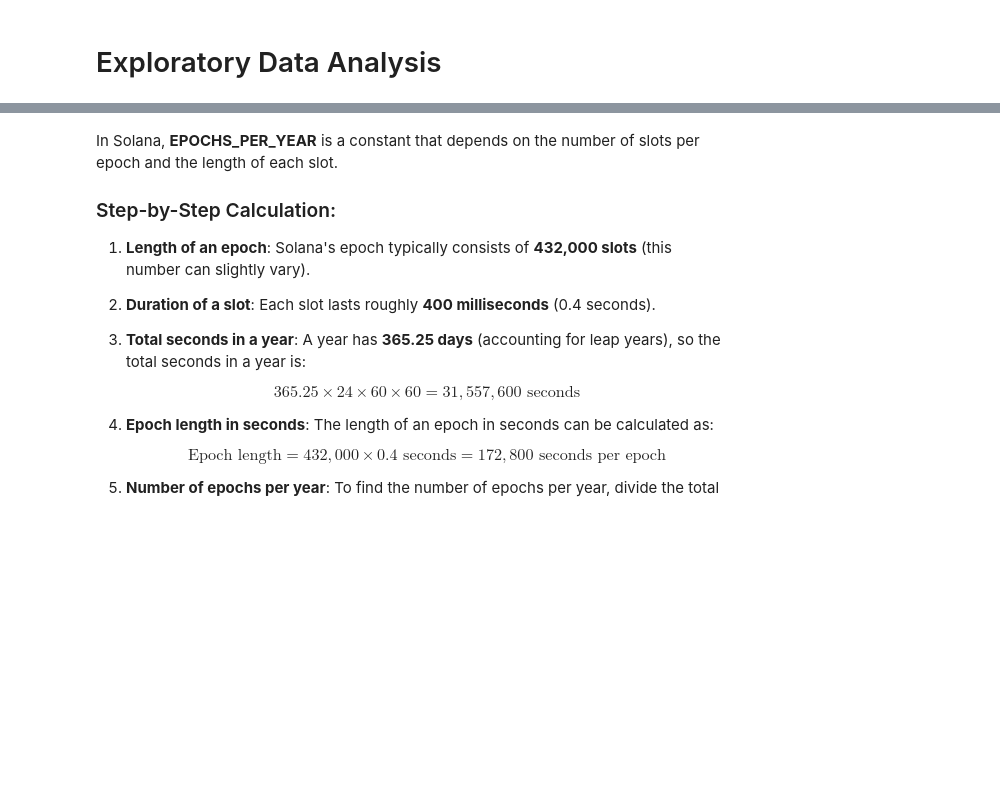
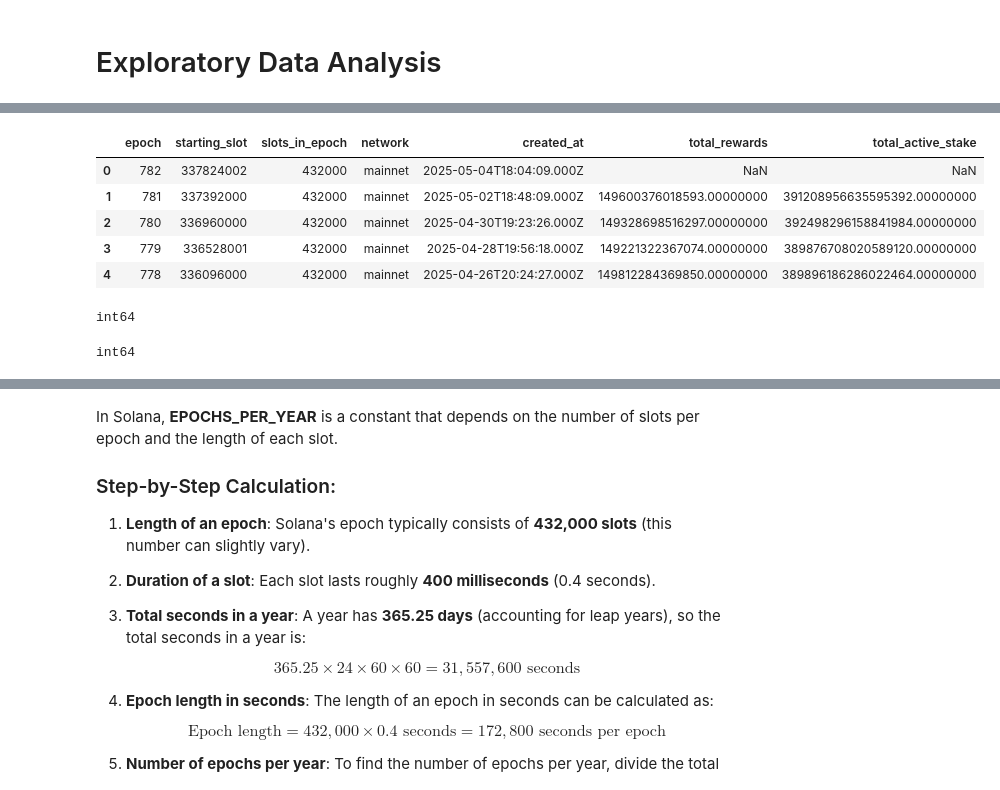
Before and after one commit to apostleoffinance/Solana-Predictive-Staking-Analytics, a Jupyter notebook: notebook/data.ipynb, the cells around one changed output, grey strips where cells are left out. Drawn from its saved outputs; the diff is of its cells as text; code cells hidden in the pictures; blank space fills up the shorter version.

```diff
--- a/notebook/data.ipynb
+++ b/notebook/data.ipynb
@@ -497,0 +551,17 @@ df_validators.columns.to_list()
+# %%
+df_epochs.head()
+# %% [output]
+|  | epoch | starting_slot | slots_in_epoch | network | created_at | total_rewards | total_active_stake |
+| 0 | 782 | 337824002 | 432000 | mainnet | 2025-05-04T18:04:09.000Z | NaN | NaN |
+| 1 | 781 | 337392000 | 432000 | mainnet | 2025-05-02T18:48:09.000Z | 149600376018593.00000000 | 391208956635595392.00000000 |
+| 2 | 780 | 336960000 | 432000 | mainnet | 2025-04-30T19:23:26.000Z | 149328698516297.00000000 | 392498296158841984.00000000 |
+| 3 | 779 | 336528001 | 432000 | mainnet | 2025-04-28T19:56:18.000Z | 149221322367074.00000000 | 389876708020589120.00000000 |
+| 4 | 778 | 336096000 | 432000 | mainnet | 2025-04-26T20:24:27.000Z | 149812284369850.00000000 | 389896186286022464.00000000 |
+# %%
+print(df_epochs["epoch"].dtype)
+# %% [output]
+int64
+# %%
+print(df_expanded["epoch"].dtype)
+# %% [output]
+int64
```
Also changed, not shown: parts of 29 cells of this notebook, 1 other file.
